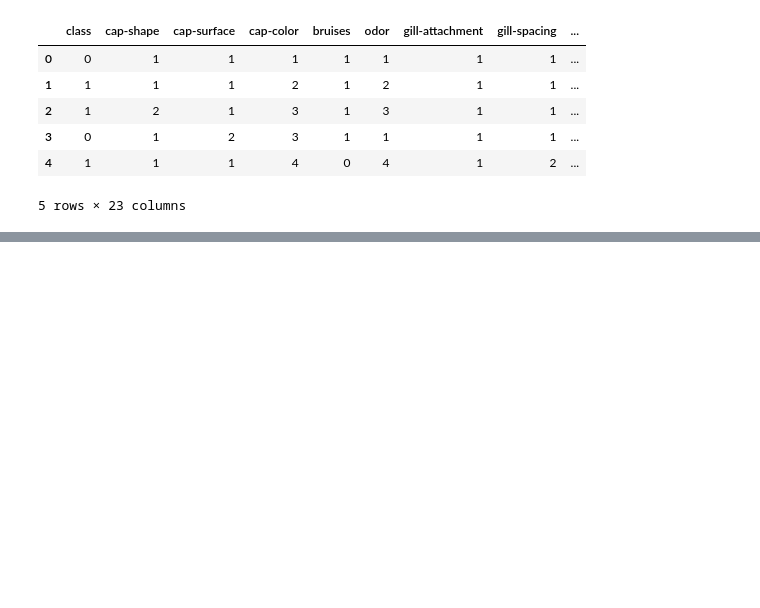
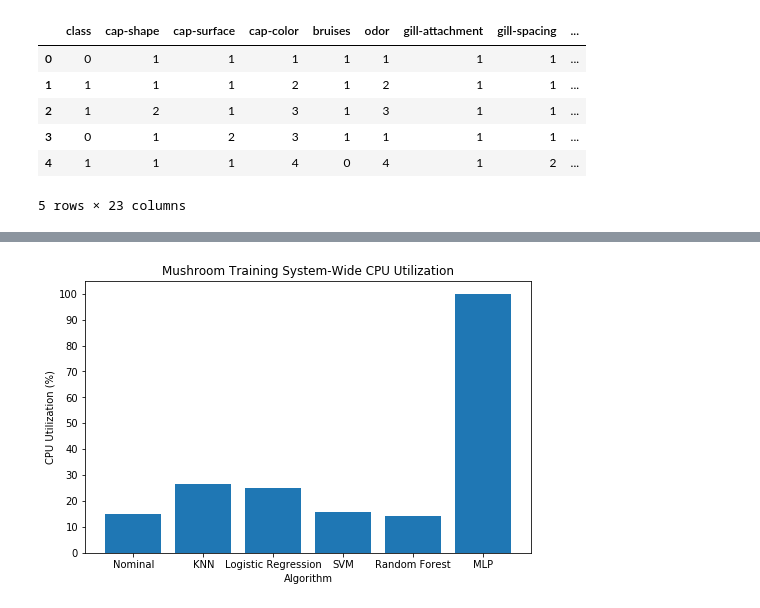
Before and after one commit to jalling97/EECE5643_ML_Algo_Analysis, a Jupyter notebook: mushroom/mushroom_train.ipynb, the cells around one changed output, grey strips where cells are left out. Cells and saved outputs as stored; diff of their text form; code cells hidden in the pictures; blank space fills up the shorter version.

```diff
--- a/mushroom/mushroom_train.ipynb
+++ b/mushroom/mushroom_train.ipynb
@@ -161,0 +182,12 @@ plt.show()
+# %%
+plt.figure(figsize=(8,5))
+plt.bar(range(len(cpu_array)), cpu_array)
+plt.title('Mushroom Training System-Wide CPU Utilization')
+plt.xticks(range(len(cpu_array)), ['Nominal','KNN','Logistic Regression','SVM','Random Forest','MLP'])
+plt.yticks([0,10,20,30,40,50,60,70,80,90,100])
+plt.ylabel('CPU Utilization (%)')
+plt.xlabel('Algorithm')
+plt.savefig('mushroom_training_cpu_utilization.png')
+plt.show()
+# %% [output]
+[figure, added]
```
Also changed, not shown: parts of 15 cells of this notebook, 9 other files.
